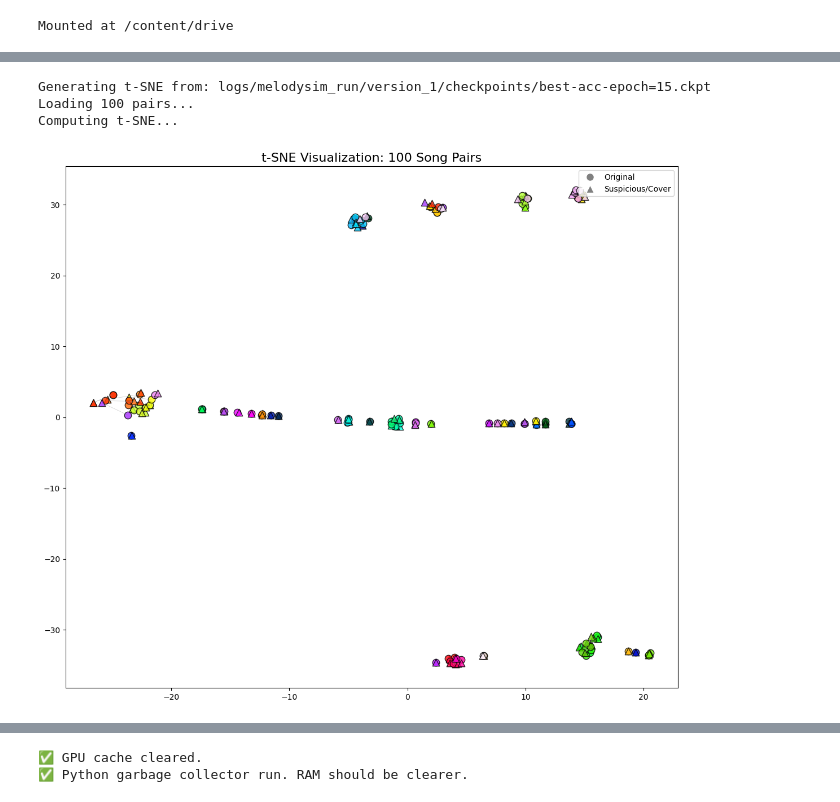
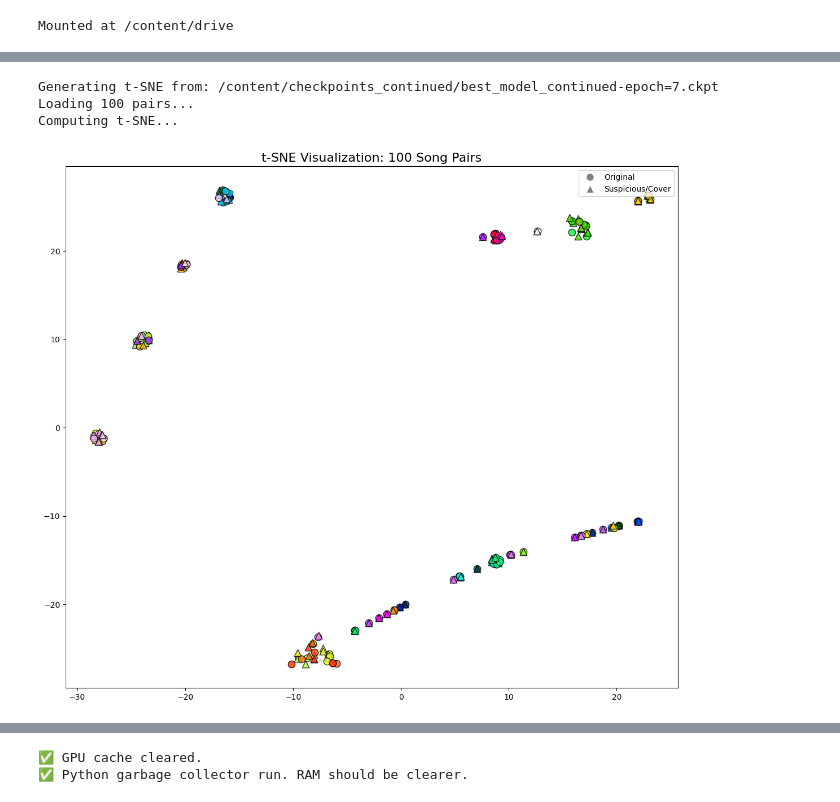
Before and after one commit to fotiskoutsikos/MERT-Plagiarism-Detection, a Jupyter notebook: notebooks/Fine-Tuning.ipynb, the cells around one changed output, grey strips where cells are left out. Drawn from its saved outputs; the diff is of its cells as text; code cells hidden in the pictures.

```diff
--- a/notebooks/Fine-Tuning.ipynb
+++ b/notebooks/Fine-Tuning.ipynb
@@ -443,7 +456,7 @@ def triplet_collate_fn(batch):
     return pad(anchors), pad(positives), pad(anchors)
 
 def visualize_embeddings_50():
-    list_of_files = glob.glob('logs/melodysim_run/*/checkpoints/*.ckpt')
+    list_of_files = glob.glob('/content/checkpoints_continued/*.ckpt')
 
     # Fallback
     if not list_of_files:
@@ -453,7 +466,7 @@ def visualize_embeddings_50():
         print("Δεν βρέθηκε checkpoint.")
         return
 
-    latest_ckpt = max(list_of_files, key=os.path.getctime)
+    latest_ckpt = "/content/checkpoints_continued/best_model_continued-epoch=7.ckpt"
     print(f"Generating t-SNE from: {latest_ckpt}")
 
     model = PlagiarismDetectionSystem.load_from_checkpoint(latest_ckpt, config=system_config)
@@ -483,35 +496,35 @@ def visualize_embeddings_50():
         colors.append(cmap(i / NUM_PAIRS))
 
     combined = np.array(combined)
 
     print("Computing t-SNE...")
     tsne = TSNE(n_components=2, perplexity=15, random_state=42, init='pca', learning_rate=200, n_iter=1000)
     reduced = tsne.fit_transform(combined)
 
     plt.figure(figsize=(14, 12))
     for i in range(0, len(combined), 2):
         p1 = reduced[i]
         p2 = reduced[i+1]
         plt.plot([p1[0], p2[0]], [p1[1], p2[1]], color='gray', linewidth=0.5, alpha=0.4)
         plt.scatter(p1[0], p1[1], color=colors[i], marker='o', s=80, edgecolors='k', alpha=0.8)
         plt.scatter(p2[0], p2[1], color=colors[i], marker='^', s=80, edgecolors='k', alpha=0.8)
 
     from matplotlib.lines import Line2D
     legend_elements = [
         Line2D([0], [0], marker='o', color='w', markerfacecolor='gray', markersize=10, label='Original'),
         Line2D([0], [0], marker='^', color='w', markerfacecolor='gray', markersize=10, label='Suspicious/Cover'),
     ]
     plt.legend(handles=legend_elements, loc='upper right')
     plt.title(f"t-SNE Visualization: {NUM_PAIRS} Song Pairs", fontsize=16)
     plt.savefig("thesis_tsne.png", dpi=300, bbox_inches='tight')
     plt.show()
 
 visualize_embeddings_50()
 # %% [output]
-Generating t-SNE from: logs/melodysim_run/version_1/checkpoints/best-acc-epoch=15.ckpt
+Generating t-SNE from: /content/checkpoints_continued/best_model_continued-epoch=7.ckpt
 Loading 100 pairs...
 Computing t-SNE...
-[figure, old version]
+[figure, new version]
 # %%
 import torch
 import pandas as pd
```
Also changed, not shown: parts of 5 cells of this notebook, 4 other files.
